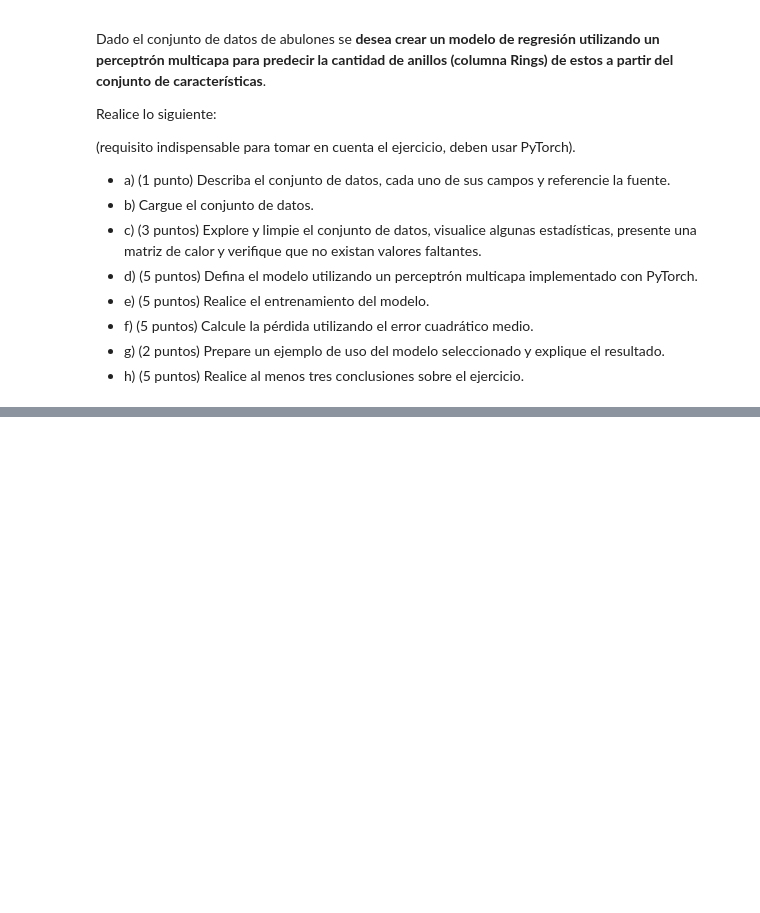
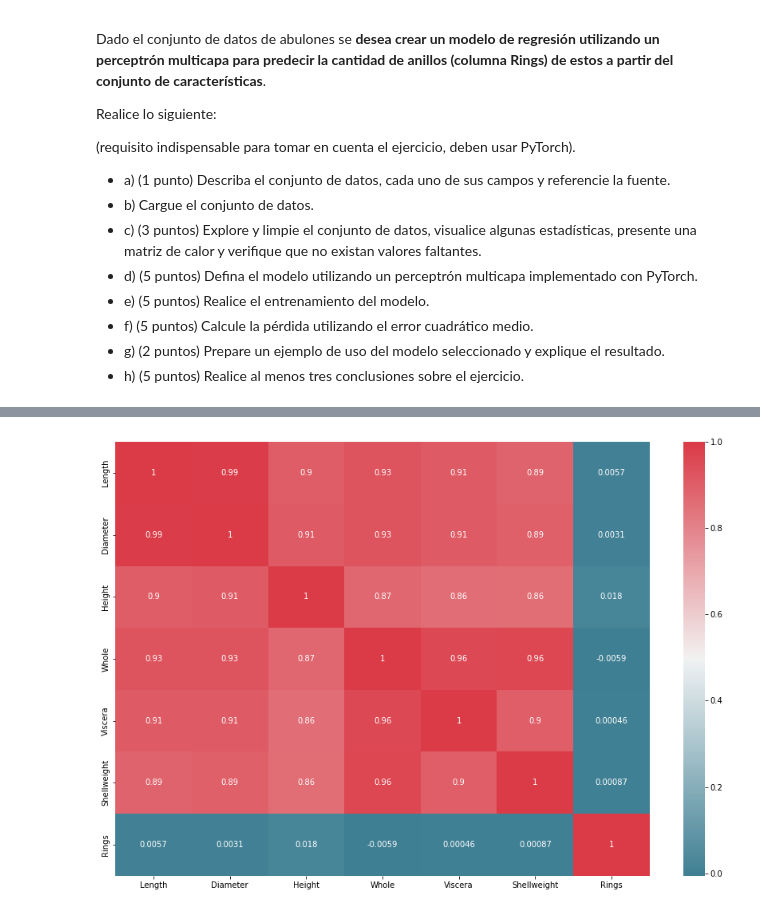
Before and after one commit to juanignava/AI.Project2, a Jupyter notebook: Tarea2.ipynb, the cells around one changed output, grey strips where cells are left out. Drawn from its saved outputs; the diff is of its cells as text; code cells hidden in the pictures; blank space fills up the shorter version.

```diff
--- a/Tarea2.ipynb
+++ b/Tarea2.ipynb
@@ -213,0 +314,16 @@ Realice lo siguiente:
+# %%
+# Matriz de correlación de los datos
+
+# A continuación se muestra la correlación de los datos por medio del mapa de calor
+
+# Se puede observar que los datos están muy relacionados entre sí a excepción de
+# las relaciones con los anillos.
+
+def correlation_heatmap(df1):
+    _,ax=plt.subplots(figsize=(15,10))
+    colormap=sns.diverging_palette(220,10,as_cmap=True)
+    sns.heatmap(data.corr(),annot=True,cmap=colormap)
+
+correlation_heatmap(data)
+# %% [output]
+[figure, added]
```
Also changed, not shown: parts of 9 cells of this notebook.
